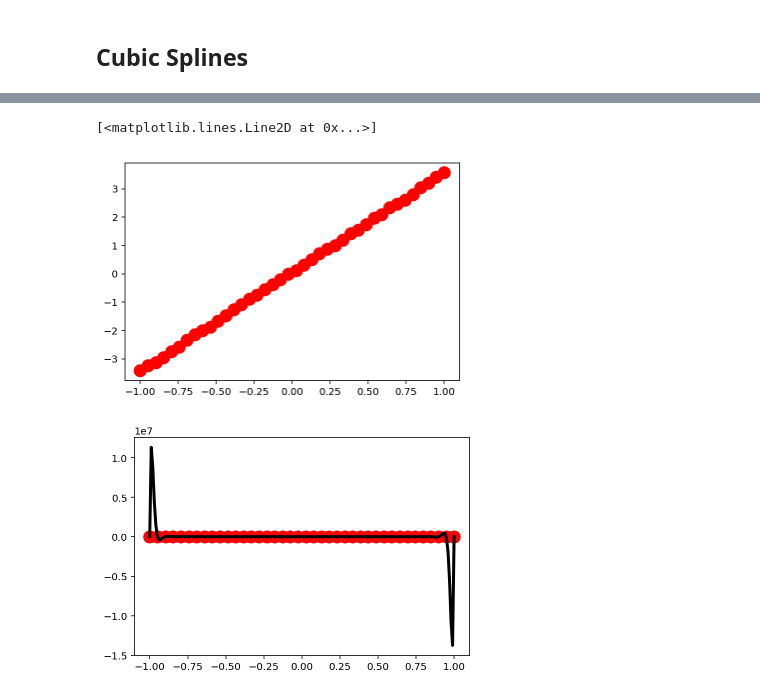
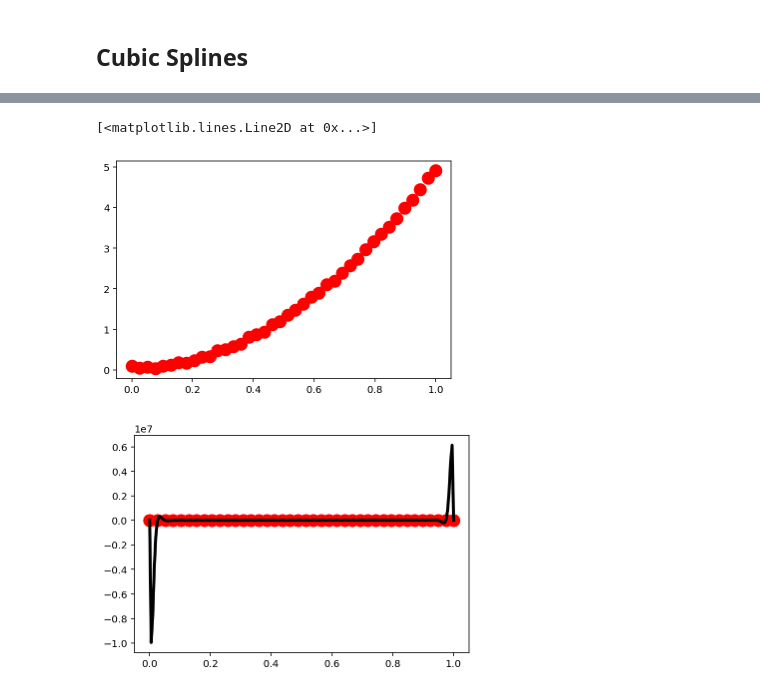
Before and after one commit to xiaozhouli/Jupyter, a Jupyter notebook: Numerical_Analysis/Interpolation.ipynb, the cells around one changed output, grey strips where cells are left out. Saved outputs shown, nothing was run; the diff lists cells and outputs as text; code cells hidden in the pictures.

```diff
--- a/Numerical_Analysis/Interpolation.ipynb
+++ b/Numerical_Analysis/Interpolation.ipynb
@@ -171,0 +187,6 @@ If you're reading this message in another frontend (for example, a static render
+# %%
+def fun1(x):
+    return np.exp(np.abs(x))
+
+w = interactive(Interpolating_demo2, f=fixed(fun1), a=fixed(-1), b=fixed(1), n=widgets.IntSlider(min=1,max=20,value=1))
+display(w)
@@ -270,20 +289,20 @@ def Interpolating_demo5(f, x, y):
 # %%
 def fun1(x):
     #return x**3 - x**2 + x
-    return 3.5*x
+    return 0.5*9.8*x*x
 
 m = 40
-x = np.linspace(-1,1,m)
+x = np.linspace(0,1,m)
 y = np.zeros(m)
 for i in range(m):
     y[i] = fun1(x[i])
 y = y + 0.1*np.random.rand(m)
 
 plt.plot(x, y, 'ro', markersize=12, linewidth=3)
 # %% [output]
 [<matplotlib.lines.Line2D at 0x...>]
-[figure, old version]
+[figure, new version]
 # %%
 Interpolating_demo5(fun1, x, y)
 # %% [output]
-[figure, old version]
+[figure, new version]
```
Also changed, not shown: parts of 12 cells of this notebook, 34 other files.
